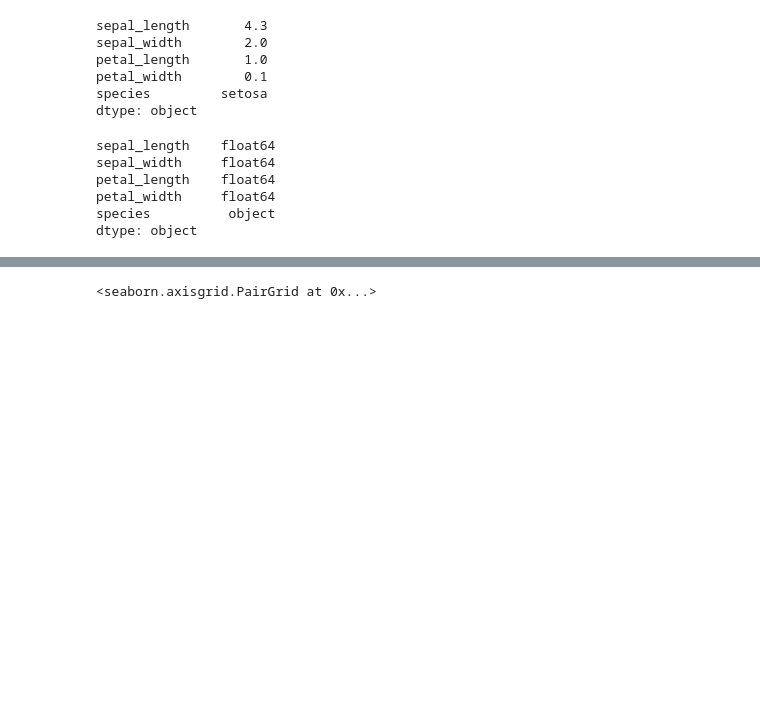
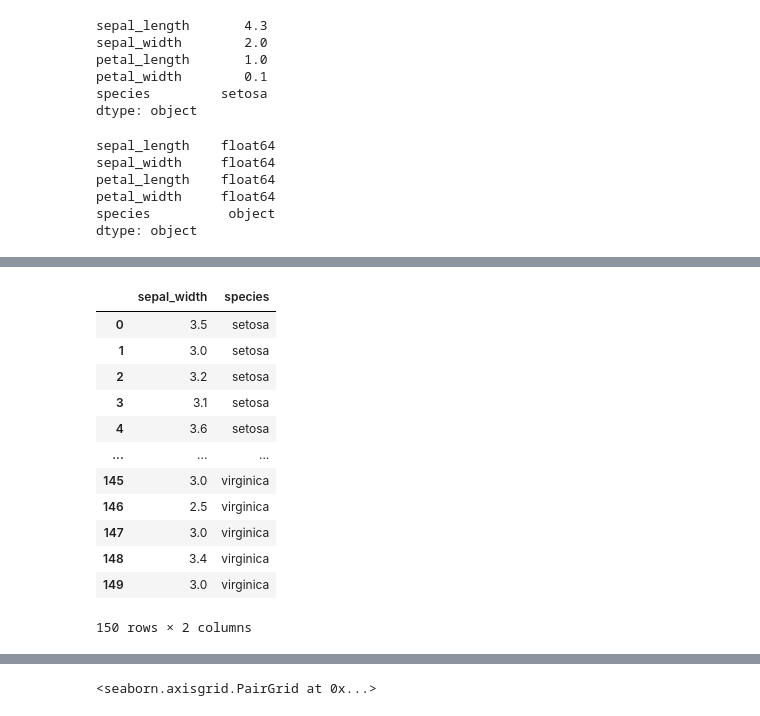
Before and after one commit to Tanjasta/Fundamentals-of-Data-Analysis, a Jupyter notebook: project.ipynb, the cells around one changed output, grey strips where cells are left out. Cells and saved outputs as stored; diff of their text form; code cells hidden in the pictures; blank space fills up the shorter version.

```diff
--- a/project.ipynb
+++ b/project.ipynb
@@ -110,0 +160,16 @@ dtype: object
+# %%
+df[['sepal_width', 'species']]
+# %% [output]
+|  | sepal_width | species |
+| 0 | 3.5 | setosa |
+| 1 | 3.0 | setosa |
+| 2 | 3.2 | setosa |
+| 3 | 3.1 | setosa |
+| 4 | 3.6 | setosa |
+| ... | ... | ... |
+| 145 | 3.0 | virginica |
+| 146 | 2.5 | virginica |
+| 147 | 3.0 | virginica |
+| 148 | 3.4 | virginica |
+| 149 | 3.0 | virginica |
+150 rows × 2 columns
```
Also changed, not shown: parts of 7 cells of this notebook.
